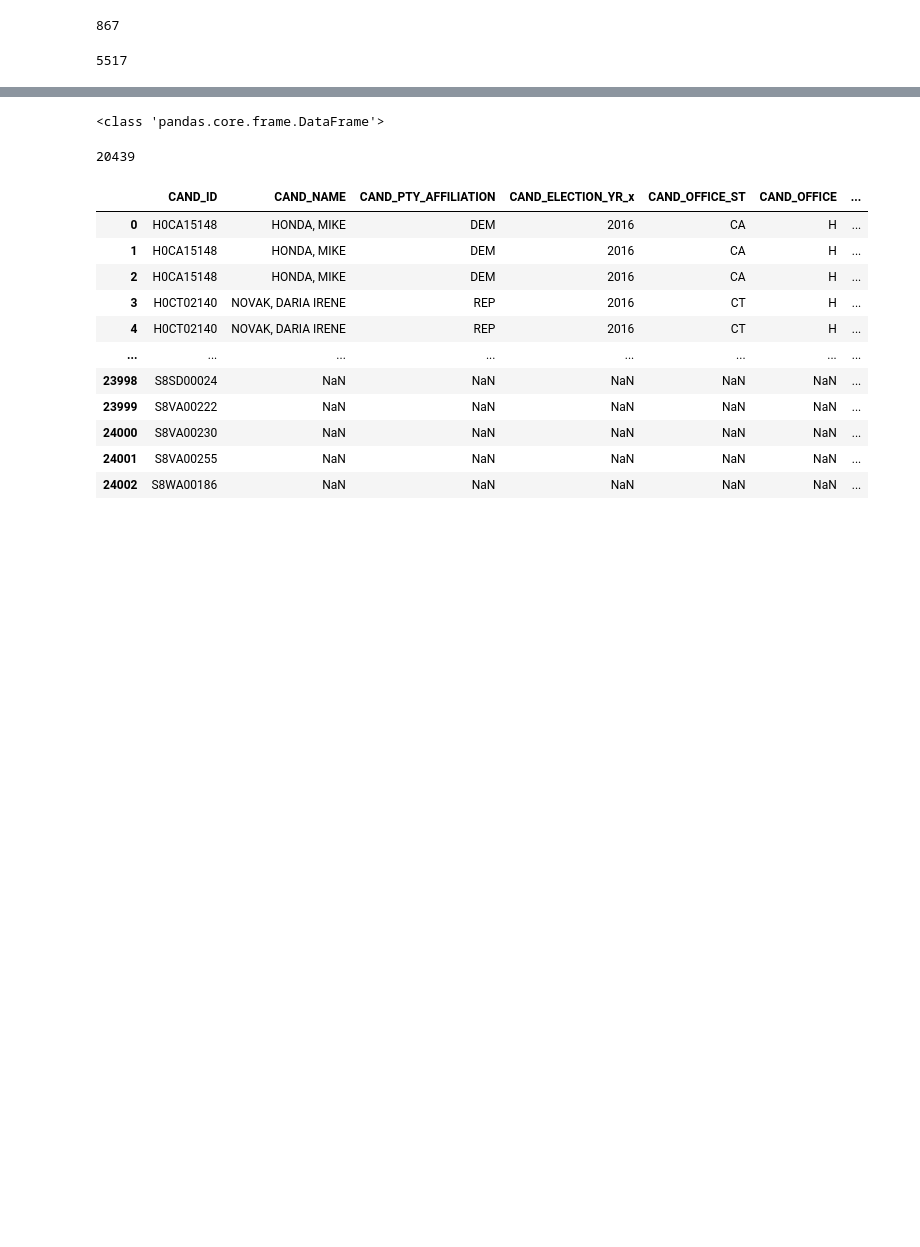
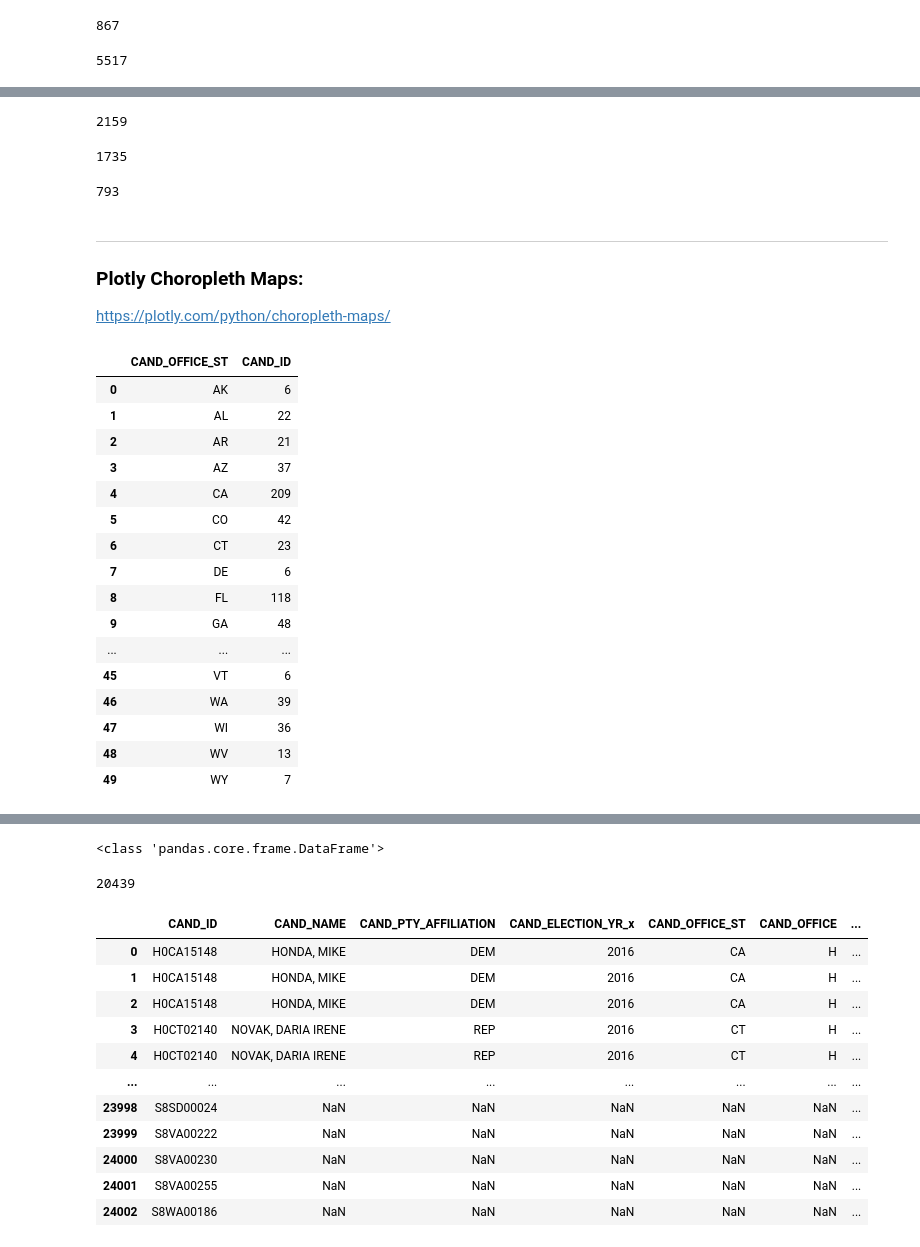
Before and after one commit to agilityvision/DS-5559-project, a Jupyter notebook: Identify_Candidates.ipynb, the cells around one changed output, grey strips where cells are left out. Saved outputs shown, nothing was run; the diff lists cells and outputs as text; code cells hidden in the pictures; blank space fills up the shorter version.

```diff
--- a/Identify_Candidates.ipynb
+++ b/Identify_Candidates.ipynb
@@ -174,0 +276,4 @@ len(df_combined)
+# %%
+#re-uploaded
+df_h16 = pd.read_excel('16tempfile.xlsx')
+df_h16 = df_h16[df_h16.match == 1]
@@ -174,0 +334,16 @@ len(df_combined)
+# %%
+df_house.CAND_ID.count()
+# %% [output]
+2159
+# %%
+len(df_house.CAND_ID.unique())
+# %% [output]
+1735
+# %%
+df_house.WINNER.sum()
+# %% [output]
+793
+# %% [markdown]
+---
+### Plotly Choropleth Maps:
+https://plotly.com/python/choropleth-maps/
@@ -174,0 +357,20 @@ len(df_combined)
+# %%
+temp_df
+# %% [output]
+|  | CAND_OFFICE_ST | CAND_ID |
+| 0 | AK | 6 |
+| 1 | AL | 22 |
+| 2 | AR | 21 |
+| 3 | AZ | 37 |
+| 4 | CA | 209 |
+| 5 | CO | 42 |
+| 6 | CT | 23 |
+| 7 | DE | 6 |
+| 8 | FL | 118 |
+| 9 | GA | 48 |
+| ... | ... | ... |
+| 45 | VT | 6 |
+| 46 | WA | 39 |
+| 47 | WI | 36 |
+| 48 | WV | 13 |
+| 49 | WY | 7 |
```
Also changed, not shown: parts of 41 cells of this notebook.
